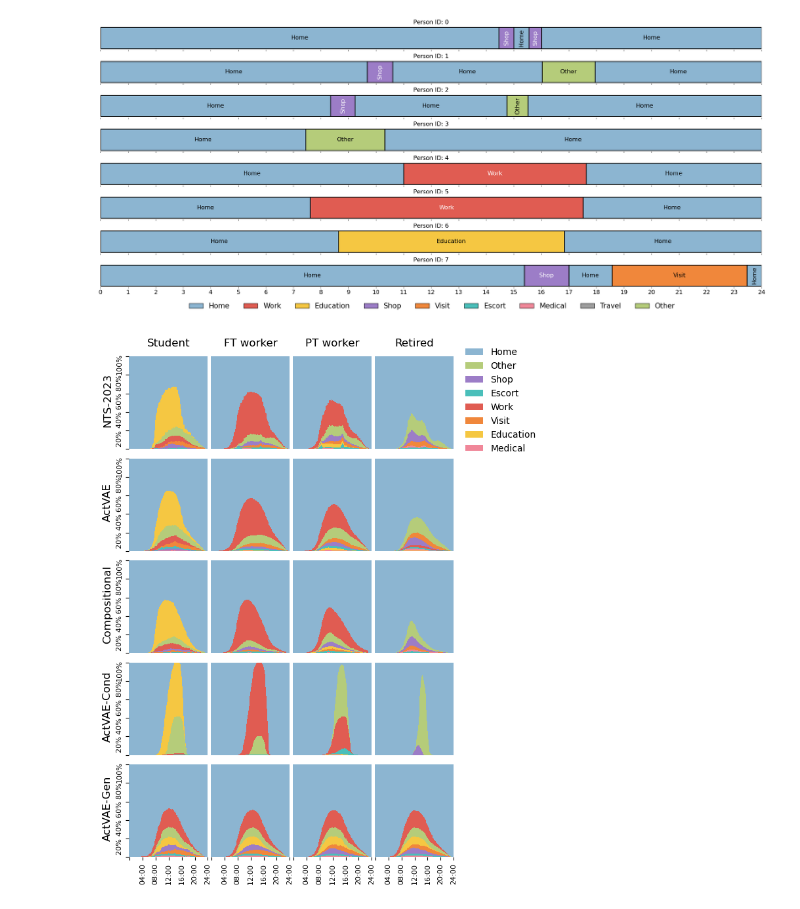
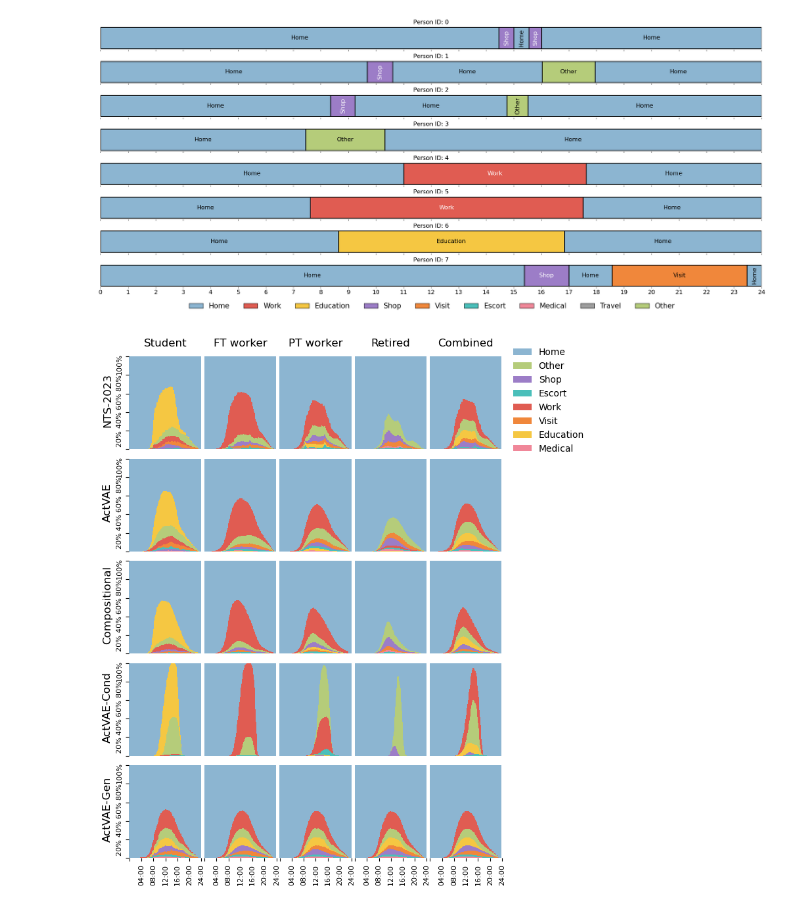
Before and after one commit to big-ucl/caveat, a Jupyter notebook: analysis/TRB_batch_analysis.ipynb, the cells around one changed output. Saved outputs shown, nothing was run; the diff lists cells and outputs as text; code cells hidden in the pictures.

```diff
--- a/analysis/TRB_batch_analysis.ipynb
+++ b/analysis/TRB_batch_analysis.ipynb
@@ -873,7 +873,7 @@ NAMES = ["Student", "FT worker", "PT worker", "Retired"]
 h = len(plot_schedules)
 w = len(FILTER)
 fig, axes = plt.subplots(
-    h, w + 1, figsize=(w * 2, h * 2), sharex=False, sharey=False
+    h, w + 2, figsize=(w * 2.2, h * 2), sharex=False, sharey=False
 )
 
 for i, (name, scheds) in enumerate(plot_schedules.items()):
@@ -891,34 +891,56 @@ for i, (name, scheds) in enumerate(plot_schedules.items()):
             legend=False,
             color=cmaps,
         )
         ax.set_title(None)
         ax.set_ylabel(None)
         ax.set_xlabel(None)
         ax.set_yticks([])
         ax.set_xticks([])
 
         axes[-1, j].set_xticks(
             [i / 10 for i in [0, 240, 480, 720, 960, 1200, 1440]],
             labels=["", "04:00", "08:00", "12:00", "16:00", "20:00", "24:00"],
             rotation=90,
             fontsize=8,
         )
 
+    axes[0, -2].set_title("Combined", fontsize=12)
+    ax = plot_agg_acts(
+        "",
+        scheds,
+        class_map=class_map,
+        ax=axes[i, -2],
+        legend=False,
+        color=cmaps,
+    )
+    ax.set_title(None)
+    ax.set_ylabel(None)
+    ax.set_xlabel(None)
+    ax.set_yticks([])
+    ax.set_xticks([])
+
+    axes[-1, -2].set_xticks(
+        [i / 10 for i in [0, 240, 480, 720, 960, 1200, 1440]],
+        labels=["", "04:00", "08:00", "12:00", "16:00", "20:00", "24:00"],
+        rotation=90,
+        fontsize=8,
+    )
+
     axes[i, 0].set_ylabel(name, fontsize=12)
     axes[i, 0].set_yticks([0, 0.2, 0.4, 0.6, 0.8, 1.0])
     axes[i, 0].set_yticklabels(
         ["", "20% ", "40% ", "60% ", "80% ", "100%"], rotation=90, fontsize=8
     )
 
     axes[i, -1].axis("off")
 
 elements = [Patch(facecolor=cmaps[act], label=act.title()) for act in act_order]
 axes[0, -1].axis("off")
 axes[0, -1].legend(handles=elements, loc="center left", frameon=False)
 
 plt.subplots_adjust(wspace=0.04, hspace=0.05)
 # %% [output]
-[figure, old version]
+[figure, new version]
 # %%
 h = len(plot_schedules)
 w = len(FILTER)
```
Also changed, not shown: parts of 15 cells of this notebook, 3 other files.
